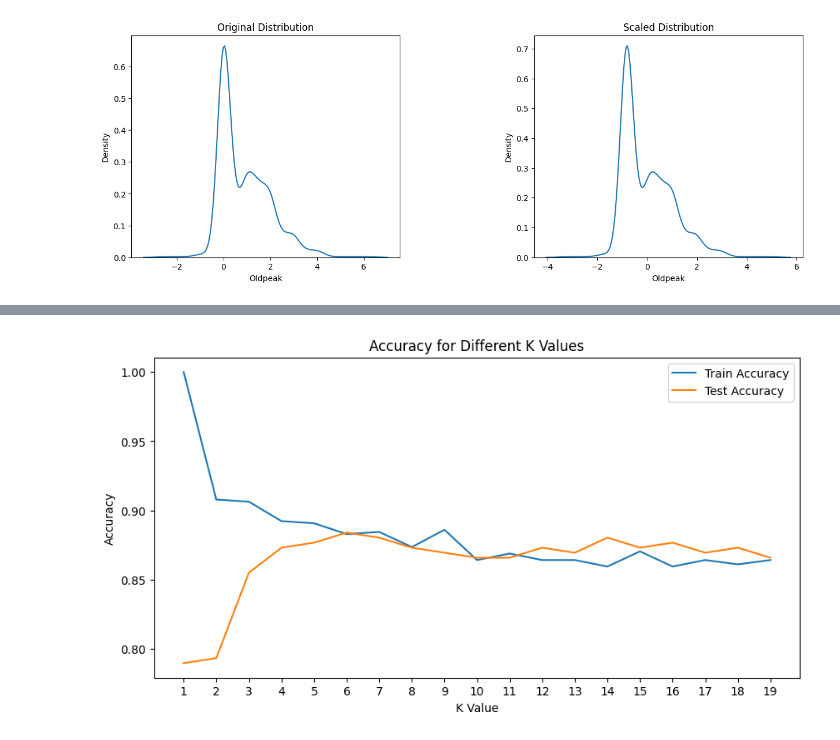
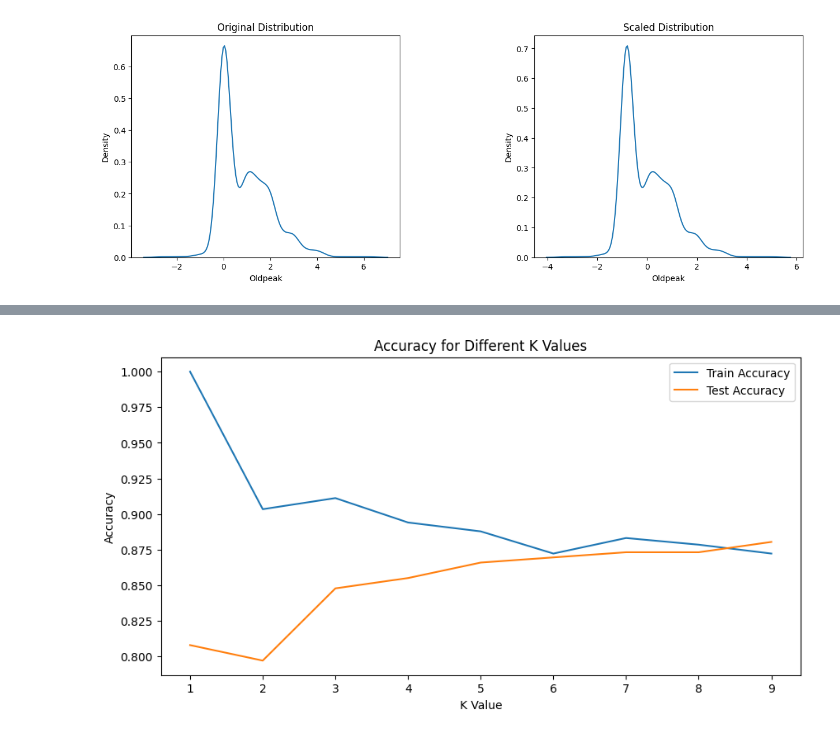
Before and after one commit to nbzuong/ML_Project, a Jupyter notebook: heart_predict.ipynb, the cells around one changed output, grey strips where cells are left out. Cells and saved outputs as stored; diff of their text form; code cells hidden in the pictures.

```diff
--- a/heart_predict.ipynb
+++ b/heart_predict.ipynb
@@ -58,3 +80,7 @@ heart.describe().T
+# %%
+heart[heart['Cholesterol'] == 0].shape
+# There are a lot of records with Cholesterol = 0, which is impossible too.
+heart['Cholesterol'] = heart['Cholesterol'].replace(0, np.nan)
 # %%
 string_col=heart.select_dtypes("string").columns.to_list()
 num_col=heart.columns.to_list()
@@ -81,6 +90,3 @@ plt.show()
-# %%
-# There is one record with RestingBP = 0, I think we should delete this record
-heart = heart[heart['RestingBP'] != 0]
 # %%
 target = heart.iloc[:, -1]   # Last column as the target variable
 feature = heart.iloc[:, :-1]  # All columns except the last one as the features
@@ -190,20 +167,6 @@ fig, (original, scaled) = plt.subplots(1, 2, figsize=(15, 5))
 # Plot the original distribution
 sns.kdeplot(feature['Oldpeak'], label='Oldpeak', ax=original)
 original.set_title('Original Distribution')
-
-# Identify and change outliers to median
-'''median_value = feature['Oldpeak'].median()
-Q1 = feature['Oldpeak'].quantile(0.25)
-Q3 = feature['Oldpeak'].quantile(0.75)
-IQR = Q3 - Q1
-lower_bound = Q1 - 1.5 * IQR
-upper_bound = Q3 + 1.5 * IQR
-
-feature['Oldpeak'] = feature['Oldpeak'].apply(lambda x: median_value if x < lower_bound or x > upper_bound else x)
-
-# Plot the distribution after changing outliers to median
-sns.kdeplot(feature['Oldpeak'], label='Oldpeak', ax=after_outlier)
-after_outlier.set_title('After Changing Outliers to Median')'''
 
 feature['Oldpeak'] = standard_scaler.fit_transform(feature[['Oldpeak']])
 
@@ -238,6 +188,11 @@ from sklearn.compose import ColumnTransformer
 column_name = ['ChestPainType', 'RestingECG', 'ST_Slope']
 ct = ColumnTransformer(transformers=[('encoder', OneHotEncoder(), column_name)], remainder='passthrough')
 feature = np.array(ct.fit_transform(feature))
+# %%
+# KNN imputation for missing values
+from sklearn.impute import KNNImputer
+imputer = KNNImputer(n_neighbors=4)
+feature = imputer.fit_transform(feature)
 # %%
 #splitting the data into training and testing
 from sklearn.model_selection import train_test_split
@@ -245,29 +200,29 @@ feature_train, feature_test, target_train, target_test = train_test_split(featur
 # %%
 #knn model with accuracy score for different k values for both train and test set and plotting the graph
 from sklearn.neighbors import KNeighborsClassifier
 from sklearn.metrics import accuracy_score
-k_range = range(1, 20, 1)
+k_range = range(1, 10, 1)
 train_accuracy = []
 test_accuracy = []
 for k in k_range:
     knn = KNeighborsClassifier(n_neighbors=k)
     knn.fit(feature_train, target_train)
     train_pred = knn.predict(feature_train)
     train_accuracy.append(accuracy_score(target_train, train_pred))
     test_pred = knn.predict(feature_test)
     test_accuracy.append(accuracy_score(target_test, test_pred))
 
 plt.figure(figsize=(10, 5))
 plt.plot(k_range, train_accuracy, label='Train Accuracy')
 plt.plot(k_range, test_accuracy, label='Test Accuracy')
 plt.xticks(k_range)
 plt.xlabel('K Value')
 plt.ylabel('Accuracy')
 plt.title('Accuracy for Different K Values')
 plt.legend()
 plt.show()
 # %% [output]
-[figure, old version]
+[figure, new version]
 # %%
 #using SVM model with accuracy score for different C values for both train and test set and plotting the graph
 from sklearn.svm import SVC
```
Also changed, not shown: parts of 12 cells of this notebook.
